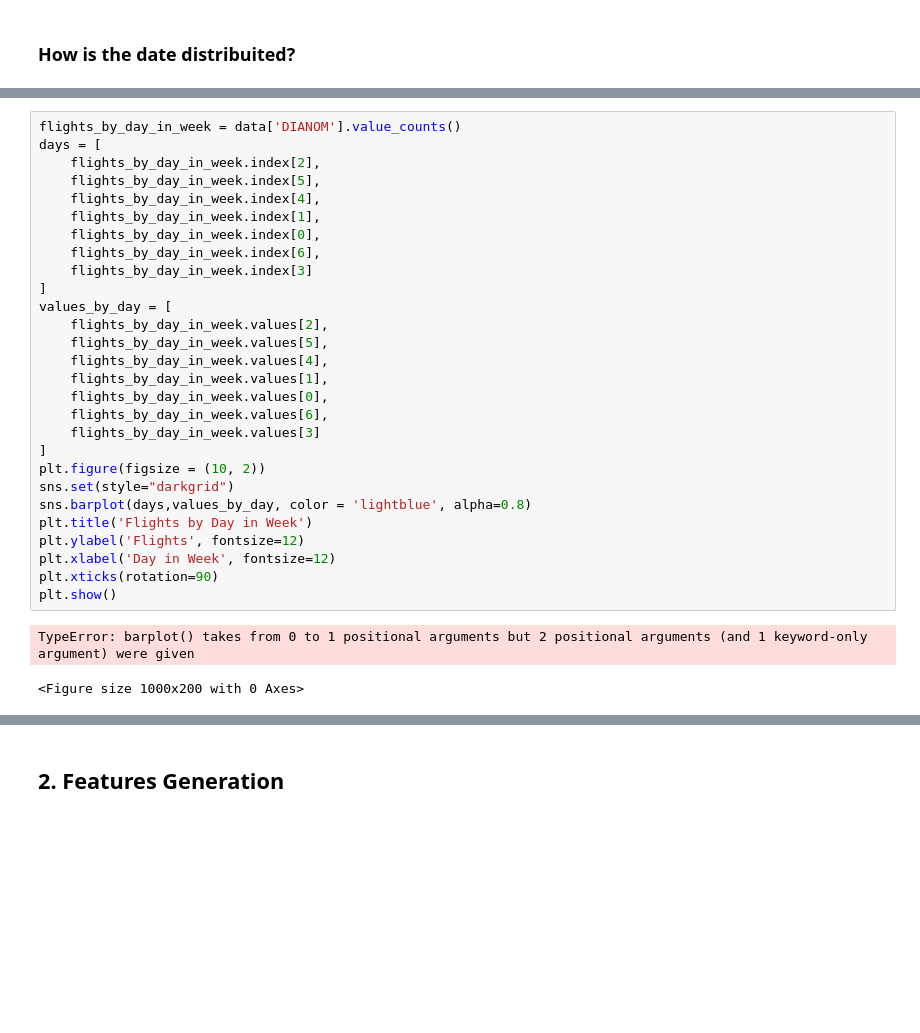
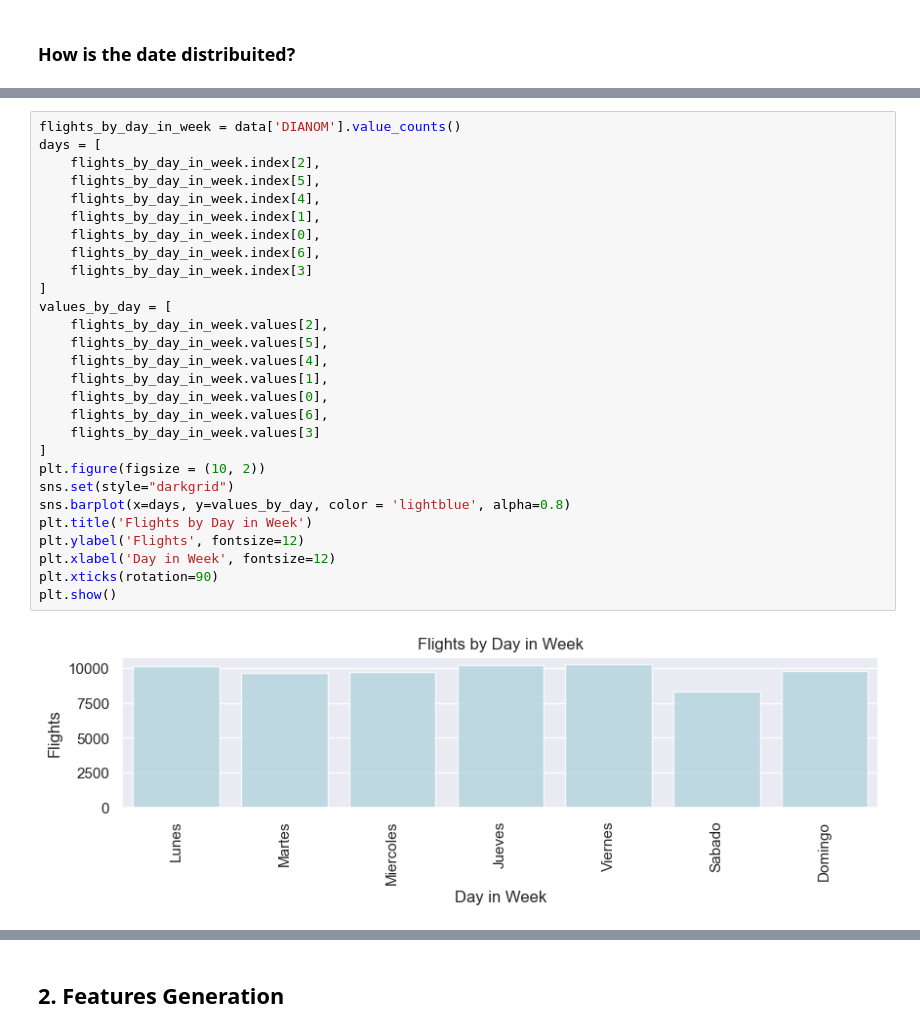
Before and after one commit to tryolabs/diego-challenge-tryolabs-latam, a Jupyter notebook: challenge/exploration.ipynb, the cells around one changed output, grey strips where cells are left out. Cells and saved outputs as stored; diff of their text form; blank space fills up the shorter version.

```diff
--- a/challenge/exploration.ipynb
+++ b/challenge/exploration.ipynb
@@ -75,34 +72,33 @@ TypeError: barplot() takes from 0 to 1 positional arguments but 2 positional arg
 # %%
 flights_by_day_in_week = data['DIANOM'].value_counts()
 days = [
     flights_by_day_in_week.index[2],
     flights_by_day_in_week.index[5],
     flights_by_day_in_week.index[4],
     flights_by_day_in_week.index[1],
     flights_by_day_in_week.index[0],
     flights_by_day_in_week.index[6],
     flights_by_day_in_week.index[3]
 ]
 values_by_day = [
     flights_by_day_in_week.values[2],
     flights_by_day_in_week.values[5],
     flights_by_day_in_week.values[4],
     flights_by_day_in_week.values[1],
     flights_by_day_in_week.values[0],
     flights_by_day_in_week.values[6],
     flights_by_day_in_week.values[3]
 ]
 plt.figure(figsize = (10, 2))
 sns.set(style="darkgrid")
-sns.barplot(days,values_by_day, color = 'lightblue', alpha=0.8)
+sns.barplot(x=days, y=values_by_day, color = 'lightblue', alpha=0.8)
 plt.title('Flights by Day in Week')
 plt.ylabel('Flights', fontsize=12)
 plt.xlabel('Day in Week', fontsize=12)
 plt.xticks(rotation=90)
 plt.show()
 # %% [output]
-TypeError: barplot() takes from 0 to 1 positional arguments but 2 positional arguments (and 1 keyword-only argument) were given
-<Figure size 1000x200 with 0 Axes>
+[figure, added]
 # %%
 flights_by_type = data['TIPOVUELO'].value_counts()
 sns.set(style="darkgrid")
```
Also changed, not shown: parts of 12 cells of this notebook.
